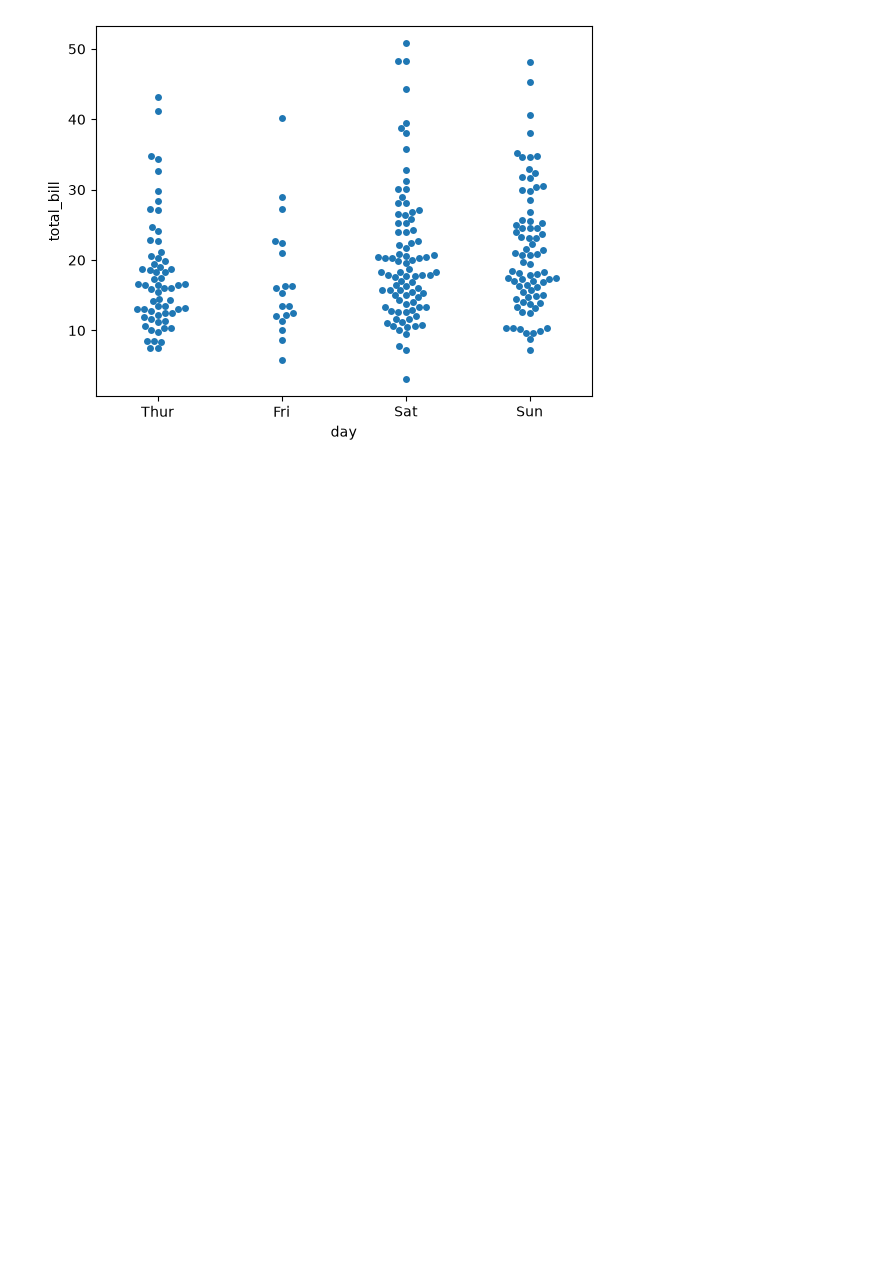
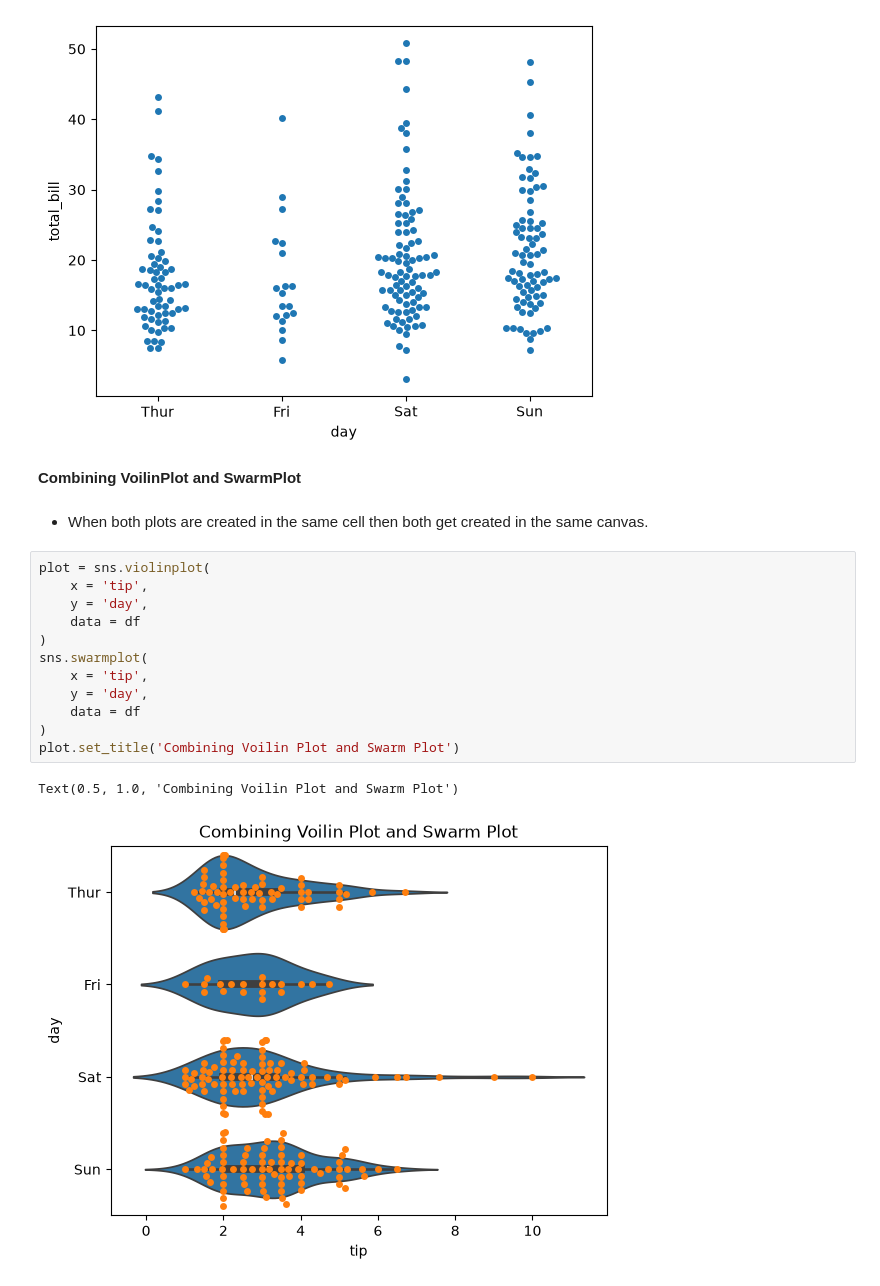
Before and after one commit to praful011-nep/ML-Playground, a Jupyter notebook: Data_Visualization/B.Seaborn/3.Categorical_plot.ipynb, the cells around one changed output. Drawn from its saved outputs; the diff is of its cells as text; blank space fills up the shorter version.

Commit message:
Demostrated combining voilinplot and swarmplot

```diff
--- a/Data_Visualization/B.Seaborn/3.Categorical_plot.ipynb
+++ b/Data_Visualization/B.Seaborn/3.Categorical_plot.ipynb
@@ -164,3 +164,22 @@ sns.swarmplot(
 # %% [output]
 <Axes: xlabel='day', ylabel='total_bill'>
 [figure]
+# %% [markdown]
+**Combining VoilinPlot and SwarmPlot**
+# %% [markdown]
+* When both plots are created in the same cell then both get created in the same canvas.
+# %%
+plot = sns.violinplot(
+    x = 'tip',
+    y = 'day',
+    data = df
+)
+sns.swarmplot(
+    x = 'tip',
+    y = 'day',
+    data = df
+)
+plot.set_title('Combining Voilin Plot and Swarm Plot')
+# %% [output]
+Text(0.5, 1.0, 'Combining Voilin Plot and Swarm Plot')
+[figure, added]
```
